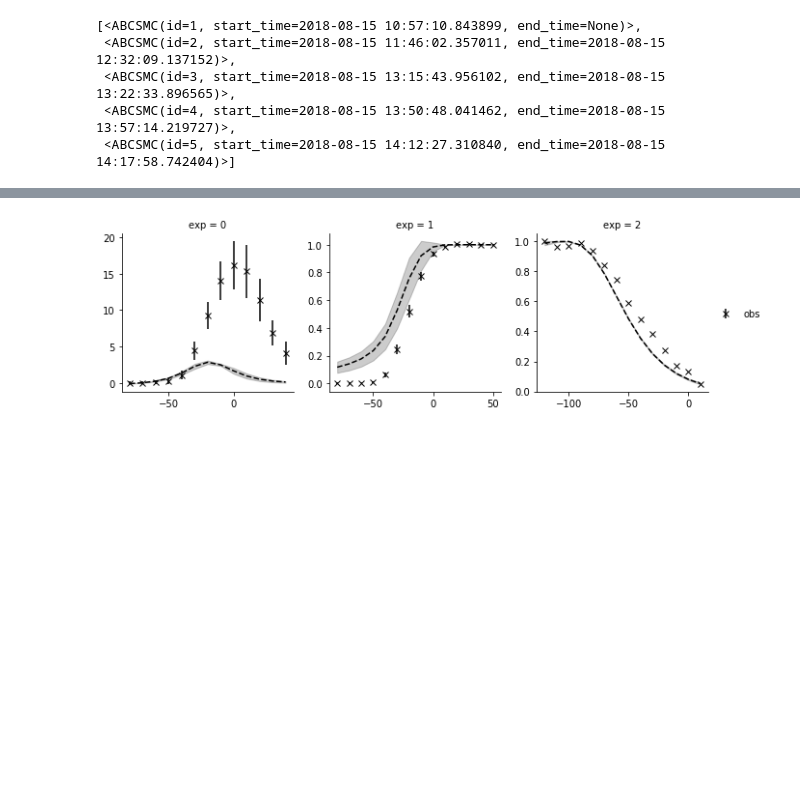
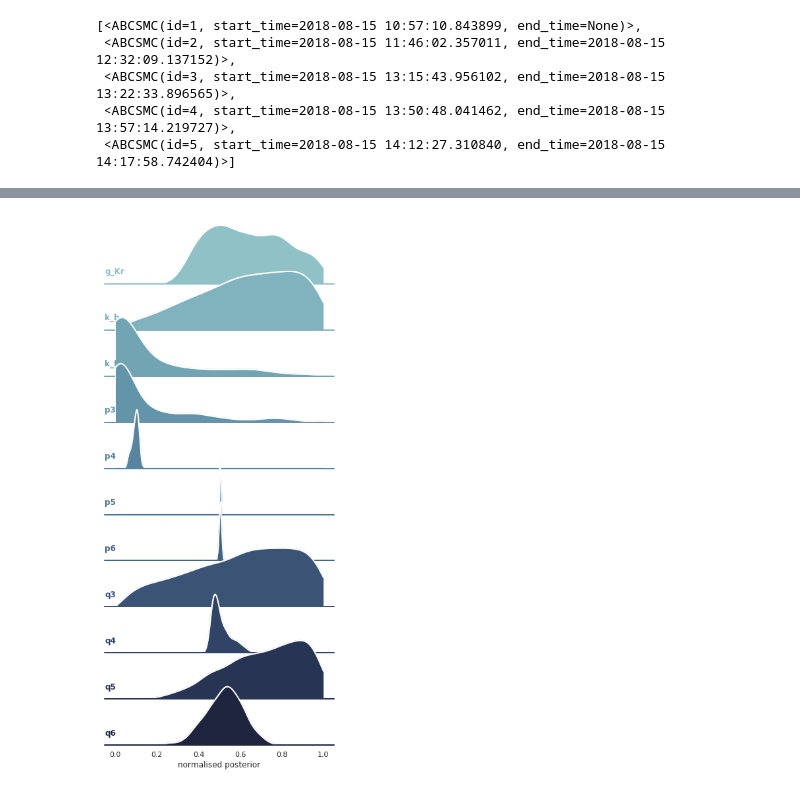
Before and after one commit to charleshouston/ion-channel-ABC, a Jupyter notebook: docs/examples/hl-1_ikr.ipynb, the cells around one changed output, grey strips where cells are left out. Saved outputs shown, nothing was run; the diff lists cells and outputs as text; code cells hidden in the pictures; blank space fills up the shorter version.

```diff
--- a/docs/examples/hl-1_ikr.ipynb
+++ b/docs/examples/hl-1_ikr.ipynb
@@ -189,5 +189,4 @@ plt.plot(x, pdf)
-# %%
-from visualization_custom import plot_sim_results
-g = plot_sim_results(history, 'ikr', n_samples=5, obs=measurements, n_x=None)
-# %% [output]
-[figure, removed]
+# %%
+g = plot_parameters_kde(df, w, limits, aspect=5, height=1.1)
+# %% [output]
+[figure, added]
```
Also changed, not shown: parts of 19 cells of this notebook, 3 other files.
